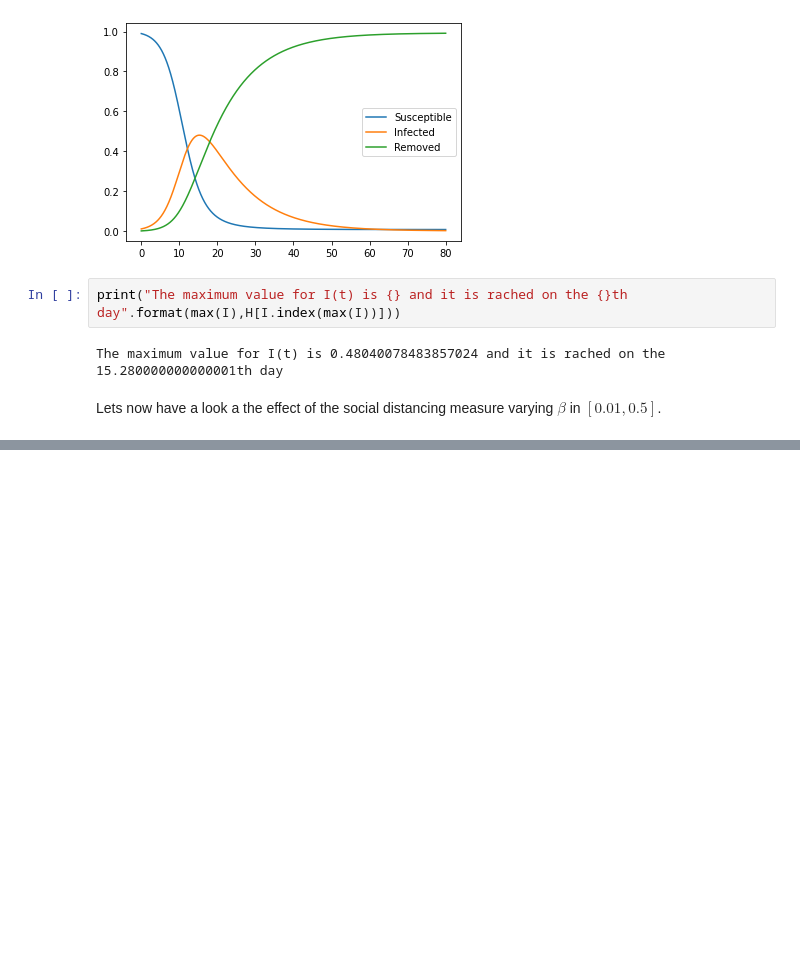
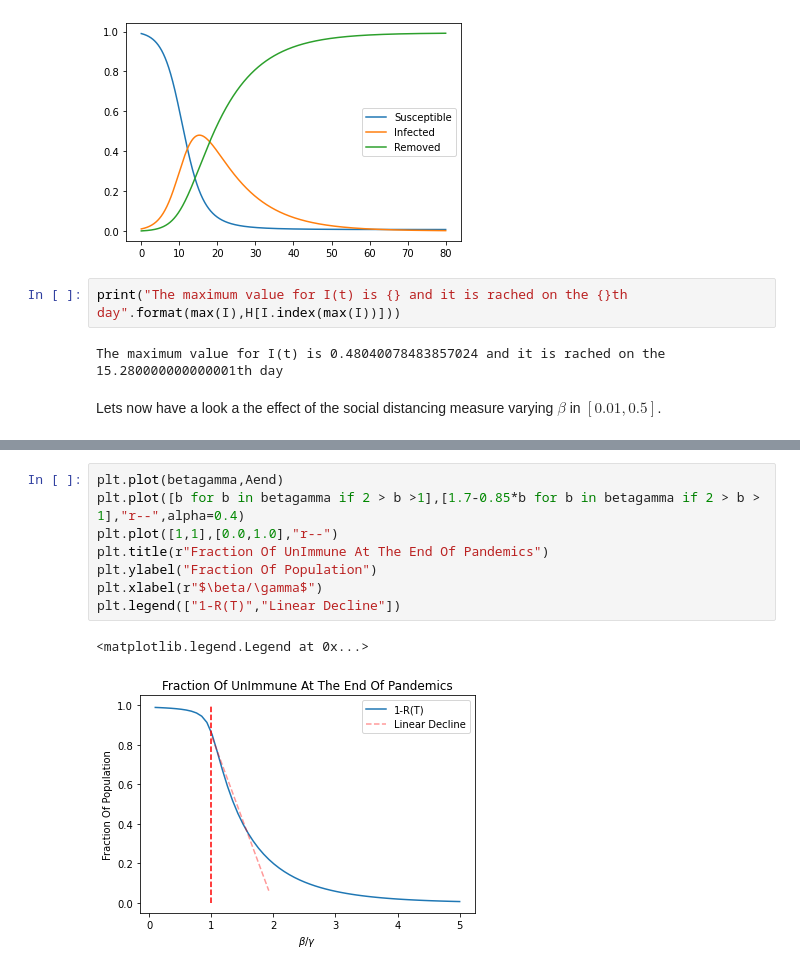
Before and after one commit to UZerbinati/Suite, a Jupyter notebook: Docs/ODE/NonLinearODE.ipynb, the cells around one changed output, grey strips where cells are left out. Saved outputs shown, nothing was run; the diff lists cells and outputs as text; blank space fills up the shorter version.

```diff
--- a/Docs/ODE/NonLinearODE.ipynb
+++ b/Docs/ODE/NonLinearODE.ipynb
@@ -191,0 +183,11 @@ max(Iend)
+# %%
+plt.plot(betagamma,Aend)
+plt.plot([b for b in betagamma if 2 > b >1],[1.7-0.85*b for b in betagamma if 2 > b > 1],"r--",alpha=0.4)
+plt.plot([1,1],[0.0,1.0],"r--")
+plt.title(r"Fraction Of UnImmune At The End Of Pandemics")
+plt.ylabel("Fraction Of Population")
+plt.xlabel(r"$\beta/\gamma$")
+plt.legend(["1-R(T)","Linear Decline"])
+# %% [output]
+<matplotlib.legend.Legend at 0x...>
+[figure, added]
```
Also changed, not shown: parts of 10 cells of this notebook.
